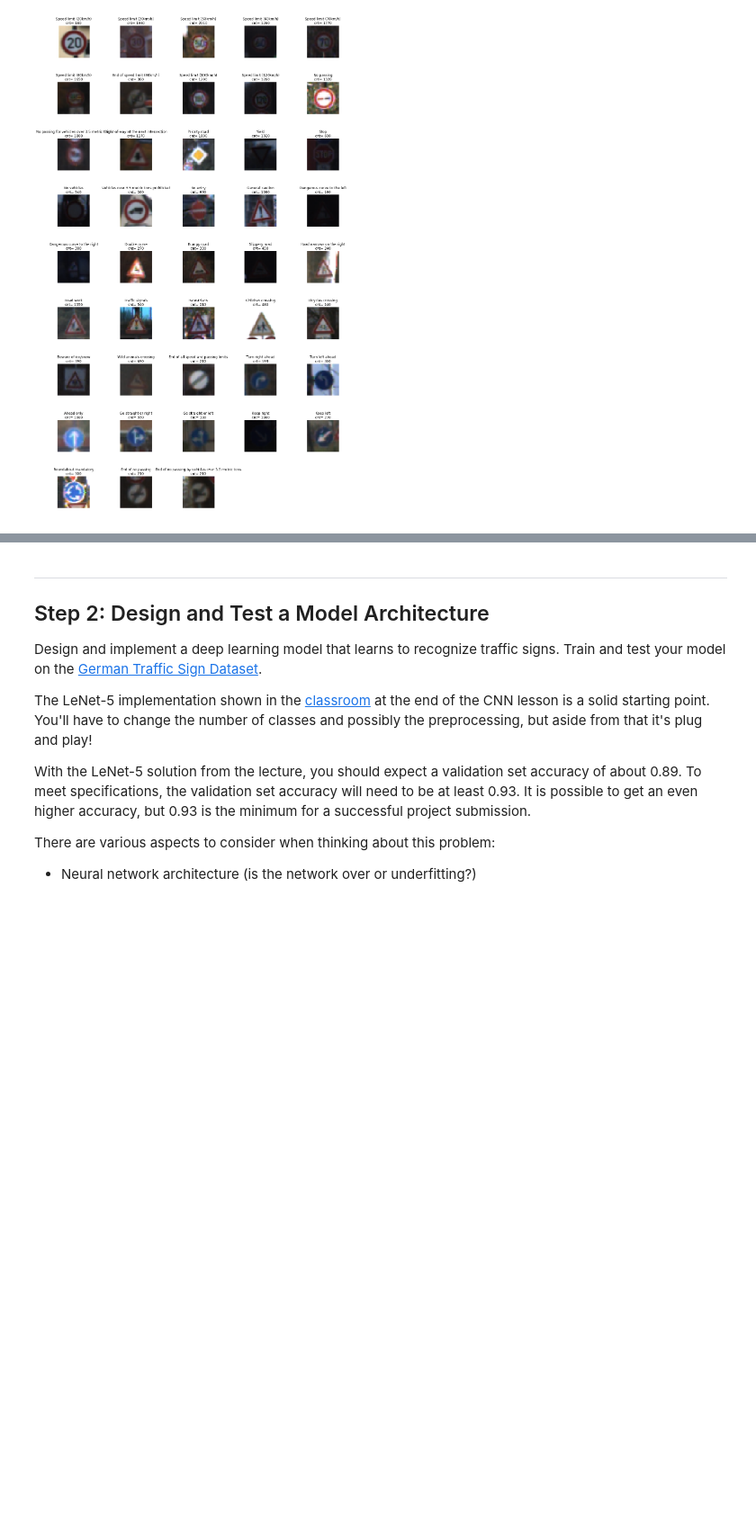
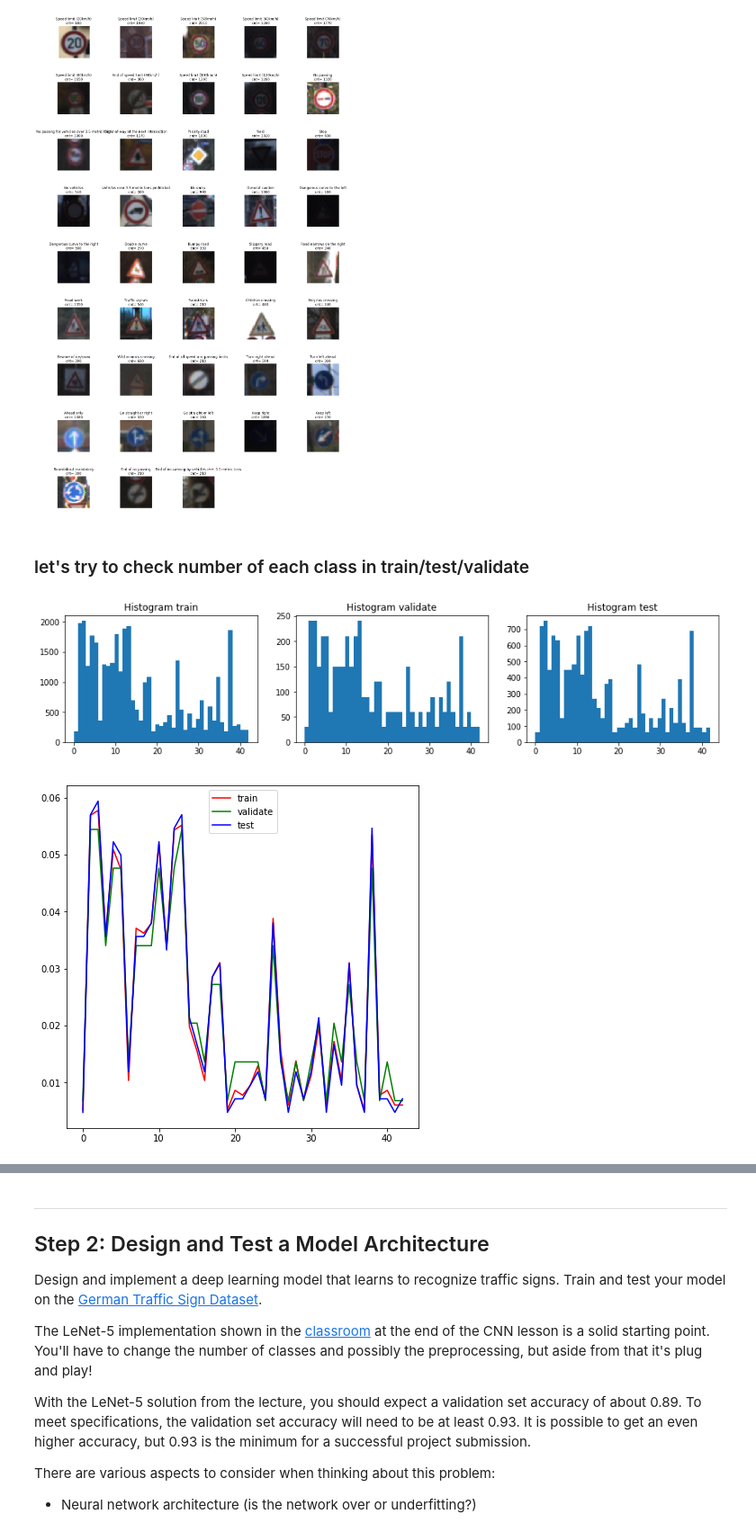
Before and after one commit to tarasovp/udacity, a Jupyter notebook: CarND-Traffic-Sign-Classifier-Project/Traffic_Sign_Classifier.ipynb, the cells around one changed output, grey strips where cells are left out. Shown at 90% size. Saved outputs shown, nothing was run; the diff lists cells and outputs as text; code cells hidden in the pictures; blank space fills up the shorter version.

```diff
--- a/CarND-Traffic-Sign-Classifier-Project/Traffic_Sign_Classifier.ipynb
+++ b/CarND-Traffic-Sign-Classifier-Project/Traffic_Sign_Classifier.ipynb
@@ -118,3 +120,39 @@ plt.axis('off')
 plt.show()
 # %% [output]
 [figure]
+# %% [markdown]
+###  let's try to check number of each class in train/test/validate
+# %%
+f, ax = plt.subplots(1,3)
+f.set_figheight(3)
+f.set_figwidth(15)
+
+#better to do it with np.hist, but anyway...
+from collections import Counter
+
+total_hist=np.empty((3,n_classes))
+
+cl=('train','validate','test')
+
+for i, dist in enumerate((y_train,y_valid,y_test)):
+    ax[i].set_title('Histogram %s' %cl[i])
+    ax[i].hist(dist, bins=n_classes)
+
+    c=Counter(dist)
+    total_hist[i]=[c[j] for j in range(n_classes)]
+    total_hist[i]/=total_hist[i].sum()
+
+plt.savefig('hist1.png')
+plt.show()
+plt.figure(figsize=(7,7))
+
+colors='rgb'
+
+for i in range(3):
+    plt.plot(range(n_classes),total_hist[i], c=colors[i], label=cl[i])
+    plt.legend()
+plt.savefig('hist2.png')
+plt.show()
+# %% [output]
+[figure, added]
+[figure, added]
```
Also changed, not shown: parts of 9 cells of this notebook, 10 other files.
